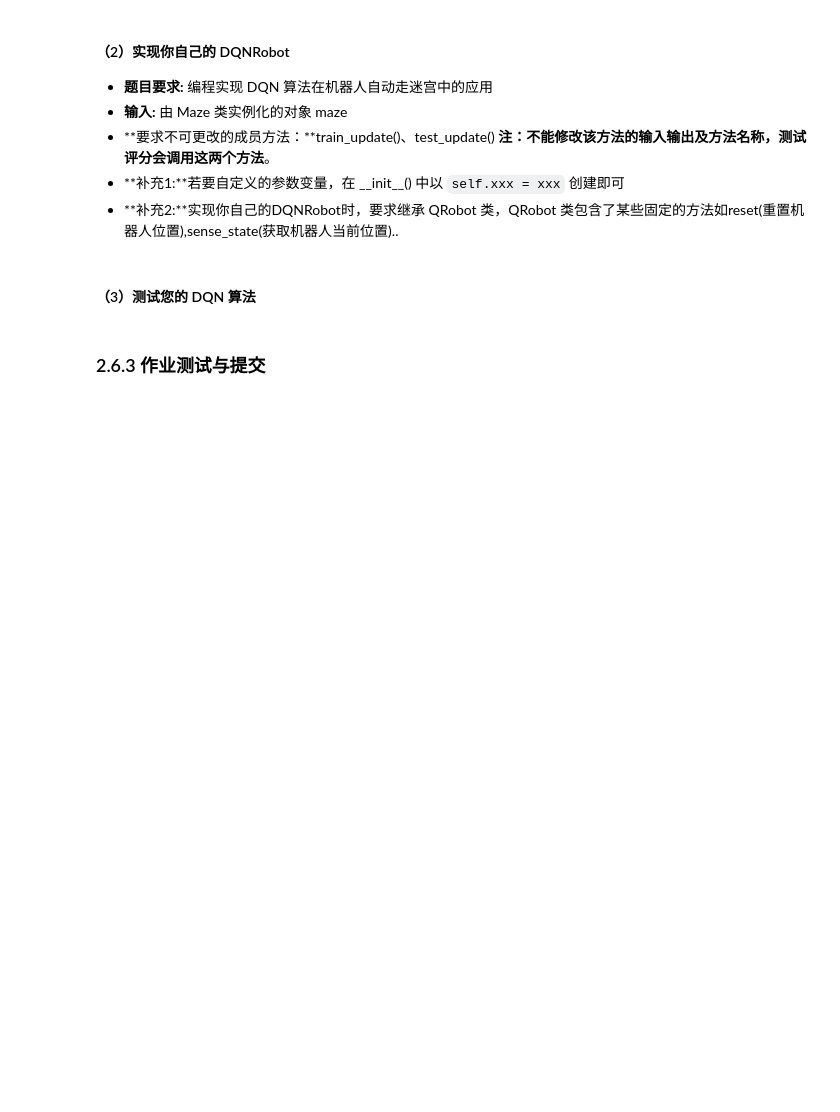
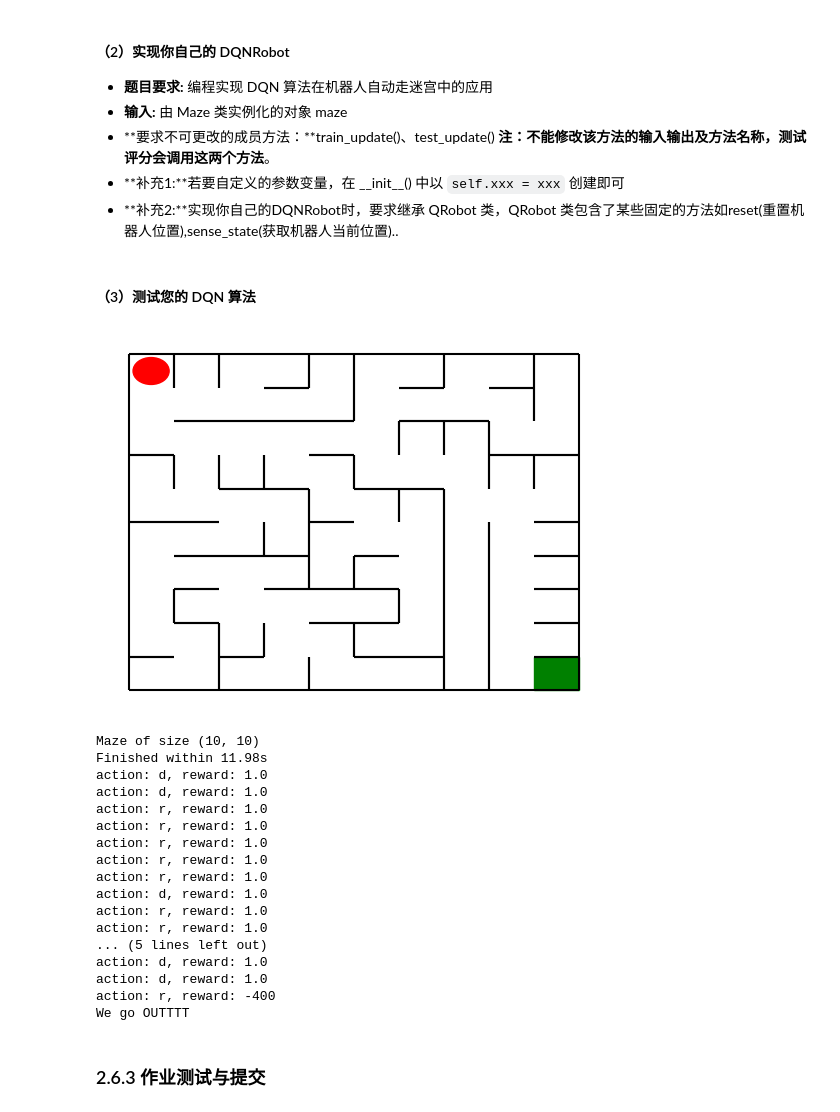
Before and after one commit to triplepiers/Crazy-ZZB, a Jupyter notebook: 人工智能算法与系统/Projects/HW_3/main.ipynb, the cells around one changed output. Drawn from its saved outputs; the diff is of its cells as text; code cells hidden in the pictures; blank space fills up the shorter version.

```diff
--- a/人工智能算法与系统/Projects/HW_3/main.ipynb
+++ b/人工智能算法与系统/Projects/HW_3/main.ipynb
@@ -660,20 +717,52 @@ class Robot(QRobot):
 # %%
 from QRobot import QRobot
 from Maze import Maze
 from Runner import Runner
 
 """  Deep Qlearning 算法相关参数： """
 
-epoch = 10  # 训练轮数
-maze_size = 5  # 迷宫size
+epoch = 1  # 训练轮数
+maze_size = 10  # 迷宫size
 training_per_epoch=int(maze_size * maze_size * 1.5)
 
 """ 使用 DQN 算法训练 """
 
-g = Maze(maze_size=maze_size)
-r = Robot(g)
-runner = Runner(r)
-runner.run_training(epoch, training_per_epoch)
+# g = Maze(maze_size=maze_size)
+# r = Robot(g)
+# runner = Runner(r)
+# runner.run_training(epoch, training_per_epoch)
 
 # 生成训练过程的gif图, 建议下载到本地查看；也可以注释该行代码，加快运行速度。
-runner.generate_gif(filename="results/dqn_size10.gif")
+# runner.generate_gif(filename="results/dqn_size10.gif")
+
+maze = Maze(maze_size)
+print(maze)
+
+bot = Robot(maze)
+# test
+bot.reset()
+for _ in range(maze.maze_size**2 - 1):
+    a, r = bot.test_update()
+    print(f'action: {a}, reward: {r}')
+    if r == maze.reward['destination']:
+        print("We go OUTTTT")
+        break
+# %% [output]
+[figure, added]
+Maze of size (10, 10)
+Finished within 11.98s
+action: d, reward: 1.0
+action: d, reward: 1.0
+action: r, reward: 1.0
+action: r, reward: 1.0
+action: r, reward: 1.0
+action: r, reward: 1.0
+action: r, reward: 1.0
+action: d, reward: 1.0
+action: r, reward: 1.0
+action: r, reward: 1.0
+... (5 lines left out)
+action: d, reward: 1.0
+action: d, reward: 1.0
+action: r, reward: -400
+We go OUTTTT
```
Also changed, not shown: parts of 6 cells of this notebook, 3 other files.
